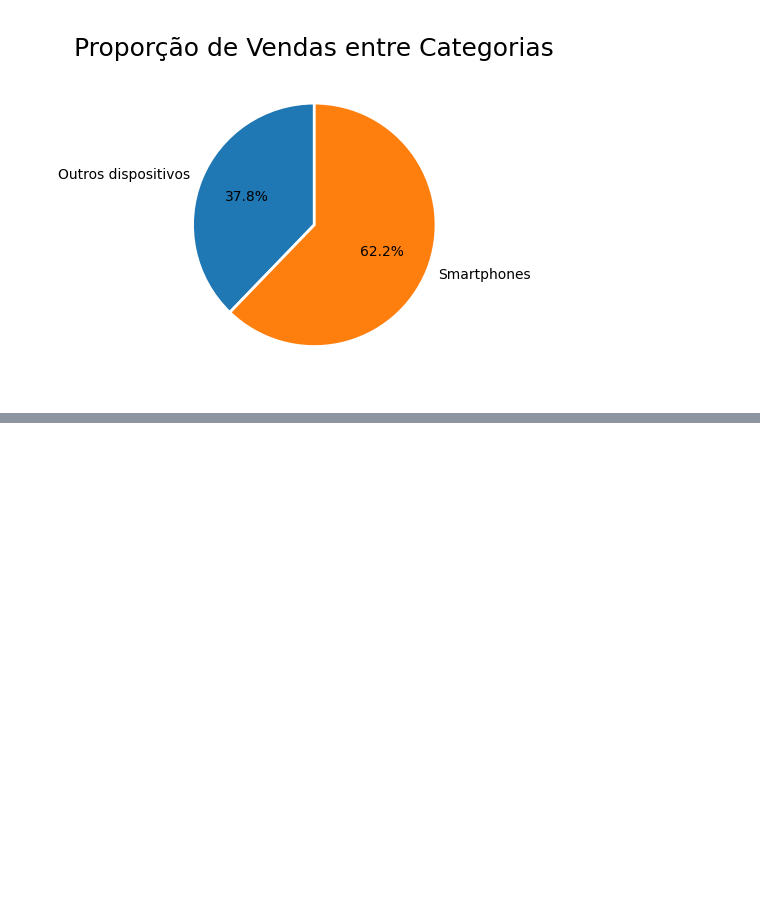
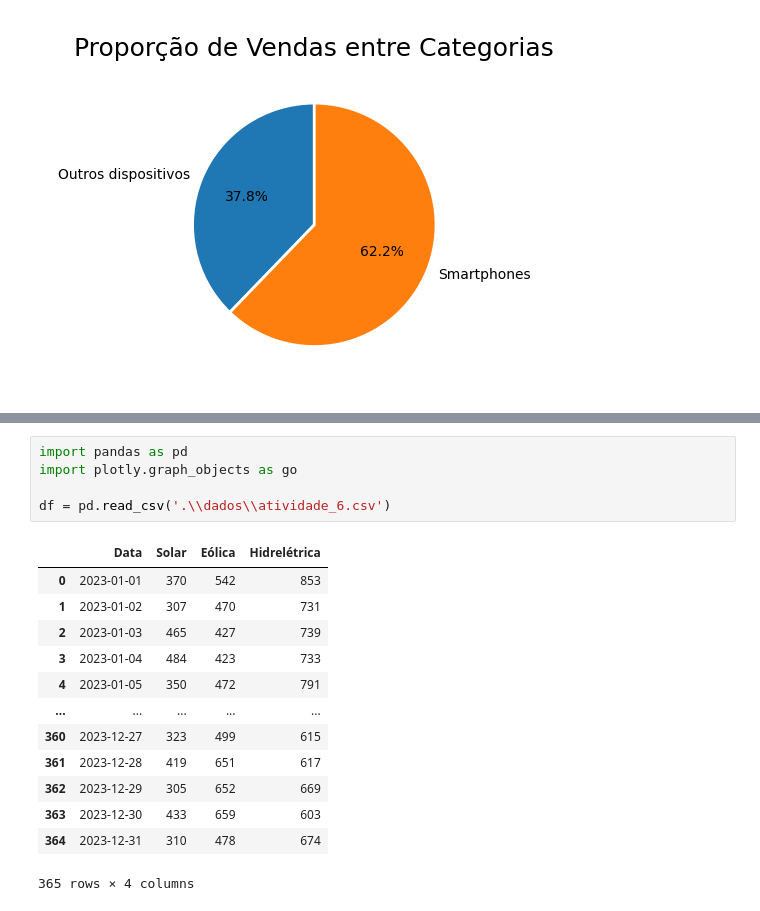
Before and after one commit to LeoRochaCarmo/formacao_praticando_python_para_data_science_alura, a Jupyter notebook: 08_praticando_graficos_composicao_e_relacionamento/exercicios.ipynb, the cells around one changed output, grey strips where cells are left out. Saved outputs shown, nothing was run; the diff lists cells and outputs as text; blank space fills up the shorter version.

```diff
--- a/08_praticando_graficos_composicao_e_relacionamento/exercicios.ipynb
+++ b/08_praticando_graficos_composicao_e_relacionamento/exercicios.ipynb
@@ -48,0 +159,19 @@ plt.show()
+# %%
+import pandas as pd
+import plotly.graph_objects as go
+
+df = pd.read_csv('.\\dados\\atividade_6.csv')
+# %% [output]
+|  | Data | Solar | Eólica | Hidrelétrica |
+| 0 | 2023-01-01 | 370 | 542 | 853 |
+| 1 | 2023-01-02 | 307 | 470 | 731 |
+| 2 | 2023-01-03 | 465 | 427 | 739 |
+| 3 | 2023-01-04 | 484 | 423 | 733 |
+| 4 | 2023-01-05 | 350 | 472 | 791 |
+| ... | ... | ... | ... | ... |
+| 360 | 2023-12-27 | 323 | 499 | 615 |
+| 361 | 2023-12-28 | 419 | 651 | 617 |
+| 362 | 2023-12-29 | 305 | 652 | 669 |
+| 363 | 2023-12-30 | 433 | 659 | 603 |
+| 364 | 2023-12-31 | 310 | 478 | 674 |
+365 rows × 4 columns
```
Also changed, not shown: parts of 13 cells of this notebook, 4 other files.
